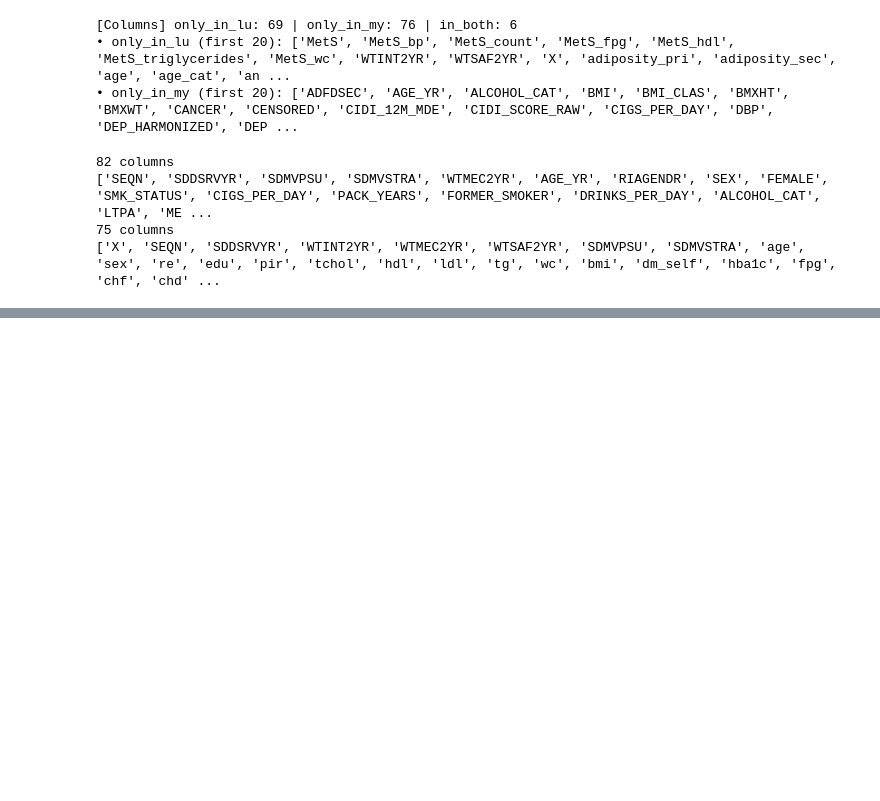
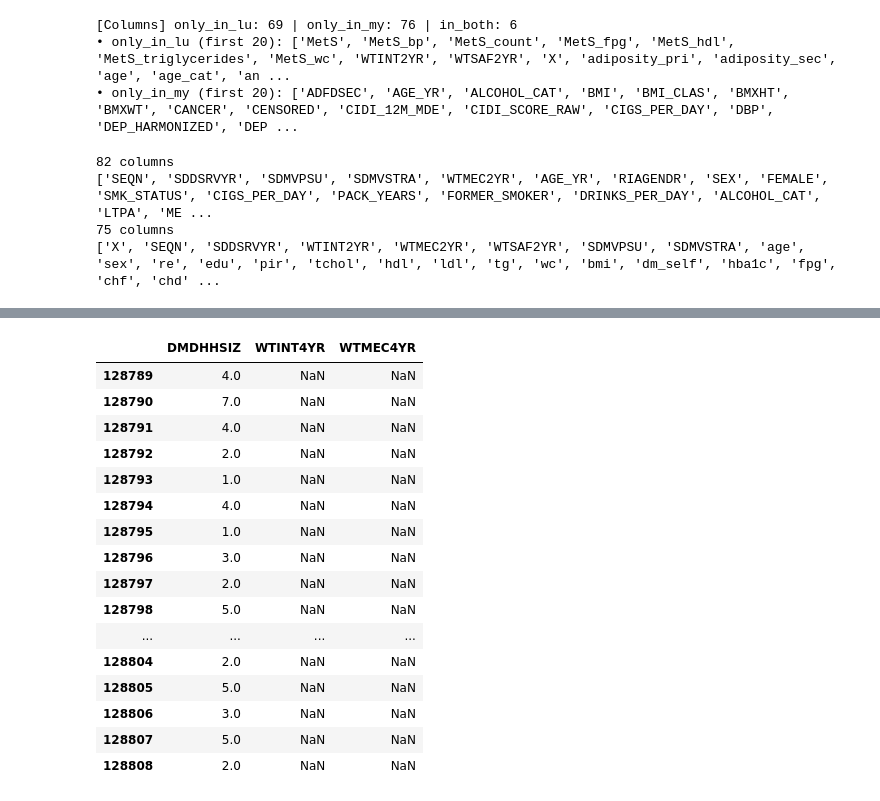
Before and after one commit to amydsy/sdoh-mediation-analysis, a Jupyter notebook: 07_align_to_lu.ipynb, the cells around one changed output, grey strips where cells are left out. Drawn from its saved outputs; the diff is of its cells as text; code cells hidden in the pictures; blank space fills up the shorter version.

```diff
--- a/07_align_to_lu.ipynb
+++ b/07_align_to_lu.ipynb
@@ -128,0 +1226,25 @@ print("[Before rename] overlap:", len(cols_my & cols_lu),
+# %%
+
+
+df_my_cov_aligned.loc[df_my_cov_aligned["SDDSRVYR"].eq(66), ["DMDHHSIZ","WTINT4YR","WTMEC4YR"]].tail(9000)
+
+
+df_my_cov_aligned[["DMDHHSIZ",'WTINT4YR', 'WTMEC4YR']].tail(20)
+# %% [output]
+|  | DMDHHSIZ | WTINT4YR | WTMEC4YR |
+| 128789 | 4.0 | NaN | NaN |
+| 128790 | 7.0 | NaN | NaN |
+| 128791 | 4.0 | NaN | NaN |
+| 128792 | 2.0 | NaN | NaN |
+| 128793 | 1.0 | NaN | NaN |
+| 128794 | 4.0 | NaN | NaN |
+| 128795 | 1.0 | NaN | NaN |
+| 128796 | 3.0 | NaN | NaN |
+| 128797 | 2.0 | NaN | NaN |
+| 128798 | 5.0 | NaN | NaN |
+| ... | ... | ... | ... |
+| 128804 | 2.0 | NaN | NaN |
+| 128805 | 5.0 | NaN | NaN |
+| 128806 | 3.0 | NaN | NaN |
+| 128807 | 5.0 | NaN | NaN |
+| 128808 | 2.0 | NaN | NaN |
```
Also changed, not shown: parts of 39 cells of this notebook, 23 other files.
